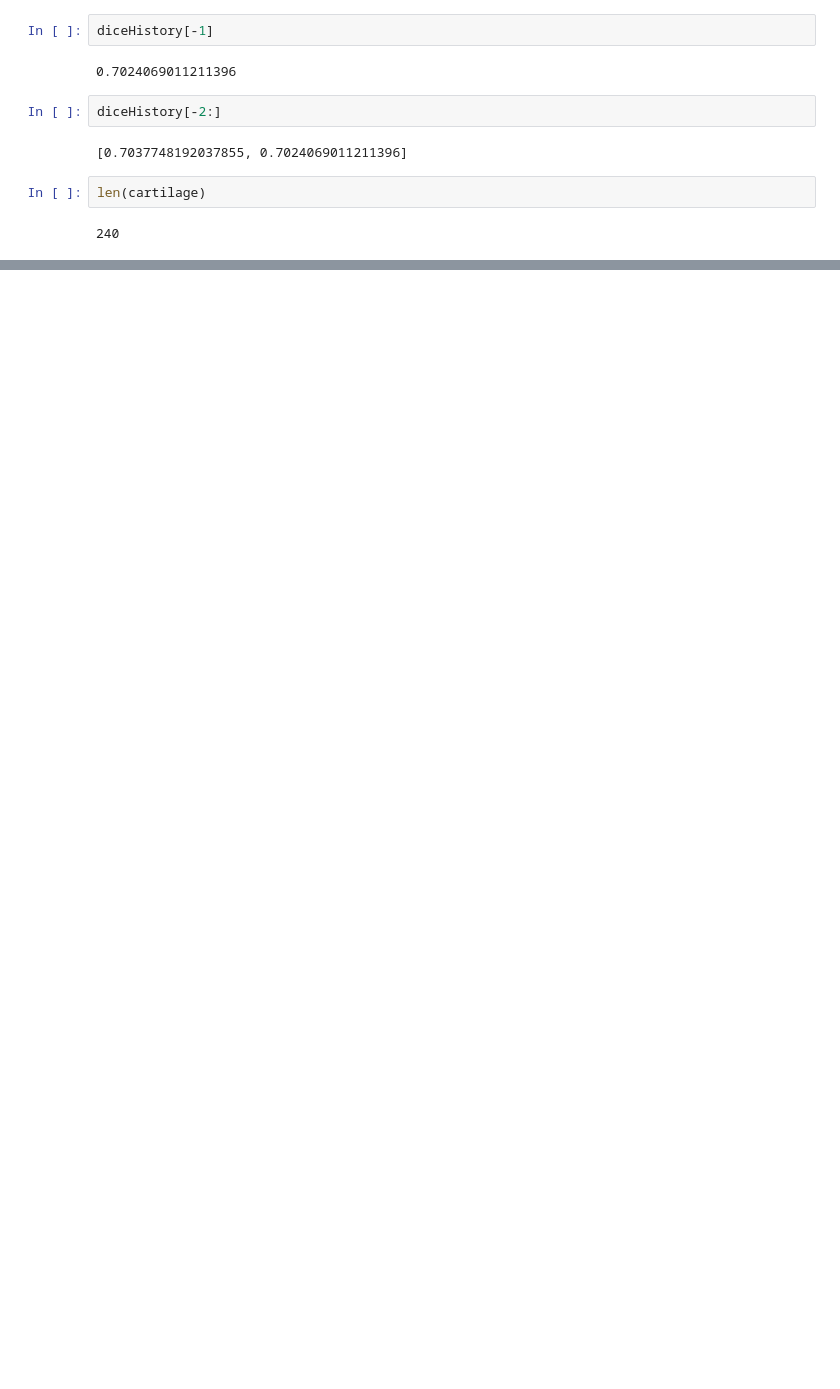
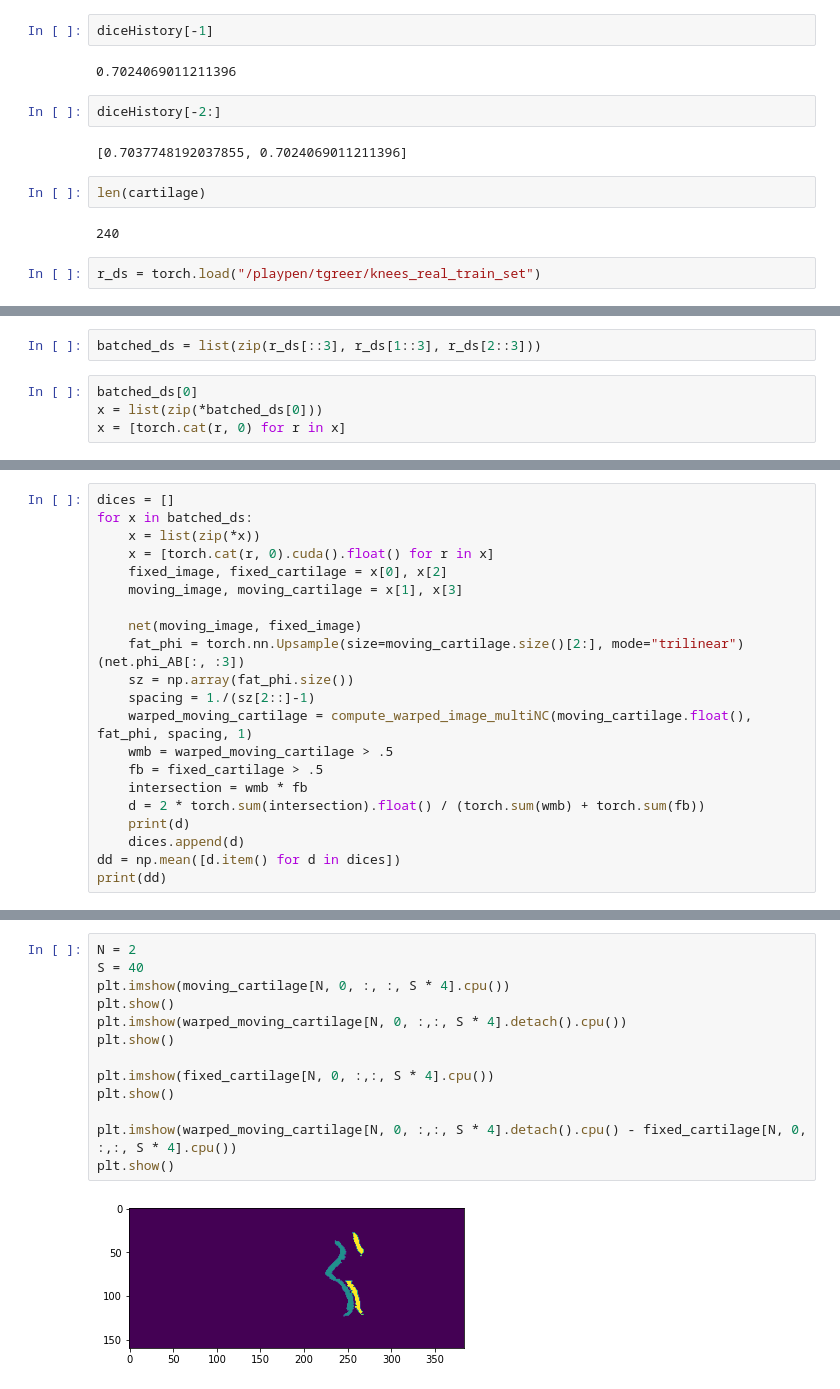
Before and after one commit to HastingsGreer/InverseConsistency, a Jupyter notebook: notebooks/InvestigateAffineDeformableKnee.ipynb, the cells around one changed output, grey strips where cells are left out. Drawn from its saved outputs; the diff is of its cells as text; blank space fills up the shorter version.

Commit message:
Notebooks that reflect train test split

```diff
--- a/notebooks/InvestigateAffineDeformableKnee.ipynb
+++ b/notebooks/InvestigateAffineDeformableKnee.ipynb
@@ -450,3 +468,5 @@ diceHistory[-2:]
 len(cartilage)
 # %% [output]
 240
+# %%
+r_ds = torch.load("/playpen/tgreer/knees_real_train_set")
@@ -452,0 +477,6 @@ len(cartilage)
+# %%
+batched_ds = list(zip(r_ds[::3], r_ds[1::3], r_ds[2::3]))
+# %%
+batched_ds[0]
+x = list(zip(*batched_ds[0]))
+x = [torch.cat(r, 0) for r in x]
@@ -452,0 +490,21 @@ len(cartilage)
+# %%
+dices = []
+for x in batched_ds:
+    x = list(zip(*x))
+    x = [torch.cat(r, 0).cuda().float() for r in x]
+    fixed_image, fixed_cartilage = x[0], x[2]
+    moving_image, moving_cartilage = x[1], x[3]
+
+    net(moving_image, fixed_image)
+    fat_phi = torch.nn.Upsample(size=moving_cartilage.size()[2:], mode="trilinear")(net.phi_AB[:, :3])
+    sz = np.array(fat_phi.size())
+    spacing = 1./(sz[2::]-1)
+    warped_moving_cartilage = compute_warped_image_multiNC(moving_cartilage.float(), fat_phi, spacing, 1)
+    wmb = warped_moving_cartilage > .5
+    fb = fixed_cartilage > .5
+    intersection = wmb * fb
+    d = 2 * torch.sum(intersection).float() / (torch.sum(wmb) + torch.sum(fb))
+    print(d)
+    dices.append(d)
+dd = np.mean([d.item() for d in dices])
+print(dd)
@@ -452,0 +525,15 @@ len(cartilage)
+# %%
+N = 2
+S = 40
+plt.imshow(moving_cartilage[N, 0, :, :, S * 4].cpu())
+plt.show()
+plt.imshow(warped_moving_cartilage[N, 0, :,:, S * 4].detach().cpu())
+plt.show()
+
+plt.imshow(fixed_cartilage[N, 0, :,:, S * 4].cpu())
+plt.show()
+
+plt.imshow(warped_moving_cartilage[N, 0, :,:, S * 4].detach().cpu() - fixed_cartilage[N, 0, :,:, S * 4].cpu())
+plt.show()
+# %% [output]
+[figure, added]
```
Also changed, not shown: parts of 19 cells of this notebook, 3 other files.
